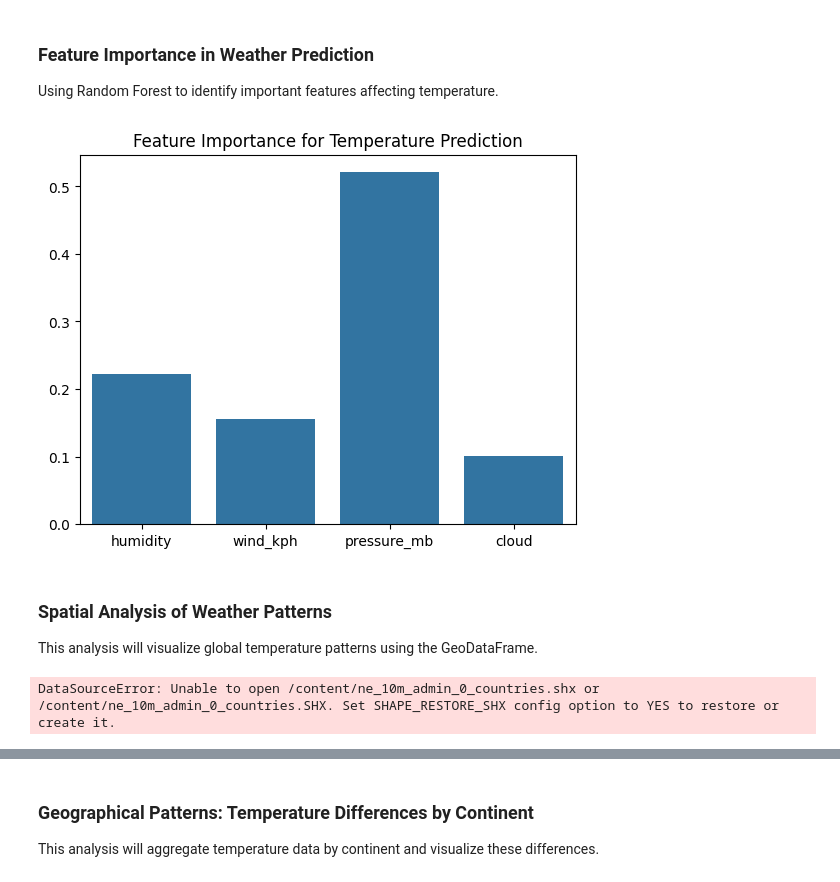
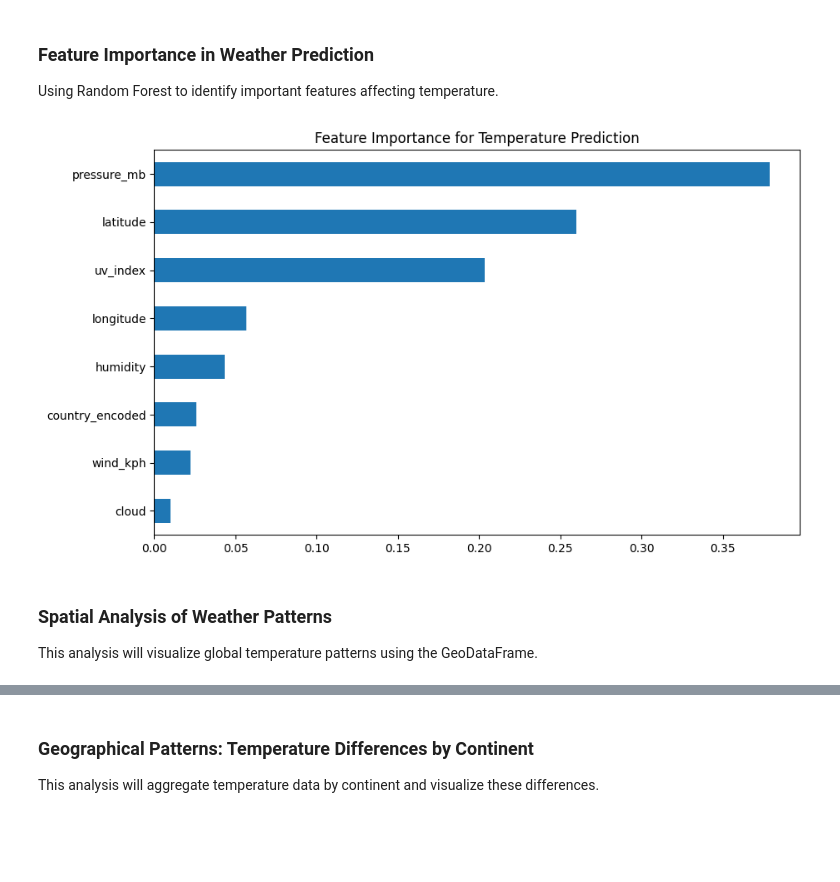
Before and after one commit to Shiva250503ss/Weather-Trend-Forecasting, a Jupyter notebook: Weather_Forecasting_Models_Comparison.ipynb, the cells around one changed output, grey strips where cells are left out. Saved outputs shown, nothing was run; the diff lists cells and outputs as text; code cells hidden in the pictures; blank space fills up the shorter version.

```diff
--- a/Weather_Forecasting_Models_Comparison.ipynb
+++ b/Weather_Forecasting_Models_Comparison.ipynb
@@ -197,50 +203,27 @@ plt.show()
 ### Feature Importance in Weather Prediction
 
 Using Random Forest to identify important features affecting temperature.
-# %%
-# Corrected attributes for the feature importance calculation
-features = ['humidity', 'wind_kph', 'pressure_mb', 'cloud']  # Adjusted to match the dataset
-X = data[features]
-y = data['temperature_celsius']
-
-# Initialize and train the Random Forest Regressor
-rf = RandomForestRegressor()
-rf.fit(X, y)
-importance = rf.feature_importances_
-
-# Plotting feature importance
-sns.barplot(x=features, y=importance)
-plt.title('Feature Importance for Temperature Prediction')
-plt.show()
-# %% [output]
-[figure, removed]
+# %%
+from sklearn.preprocessing import LabelEncoder
+
+le = LabelEncoder()
+data['country_encoded'] = le.fit_transform(data['country'])
+features = ['latitude', 'longitude', 'humidity', 'wind_kph', 'pressure_mb',
+            'cloud', 'uv_index', 'country_encoded']
+target = 'temperature_celsius'
+
+# Train model
+model = RandomForestRegressor()
+model.fit(data[features], data[target])
+
+# Plot feature importance
+plt.figure(figsize=(10,6))
+pd.Series(model.feature_importances_, index=features).sort_values().plot(kind='barh')
+plt.title('Feature Importance for Temperature Prediction')
+plt.show()
+# %% [output]
+[figure, added]
 # %% [markdown]
 ### Spatial Analysis of Weather Patterns
 
 This analysis will visualize global temperature patterns using the GeoDataFrame.
-# %%
-from google.colab import files
-import geopandas as gpd
-import matplotlib.pyplot as plt
-import pandas as pd
-from shapely.geometry import Point
-
-# Load the shapefile
-world = gpd.read_file('ne_10m_admin_0_countries.shp')
-
-# Assume 'data' is a DataFrame that's already loaded and contains latitude and longitude
-# Create a GeoDataFrame
-data['geometry'] = data.apply(lambda row: Point(row['longitude'], row['latitude']), axis=1)
-gdf = gpd.GeoDataFrame(data, geometry='geometry')
-
-# Plotting
-fig, ax = plt.subplots(1, 1, figsize=(15, 10))
-world.plot(ax=ax, color='white', edgecolor='black')
-gdf.plot(ax=ax, column='temperature_celsius', cmap='coolwarm', legend=True,
-         markersize=10, legend_kwds={'label': "Temperature (Celsius)",
-                                     'orientation': "horizontal",
-                                     'shrink': 0.5})
-plt.title('Global Temperature Distribution')
-plt.show()
-# %% [output]
-DataSourceError: Unable to open /content/ne_10m_admin_0_countries.shx or /content/ne_10m_admin_0_countries.SHX. Set SHAPE_RESTORE_SHX config option to YES to restore or create it.
```
Also changed, not shown: parts of 10 cells of this notebook, 4 other files.
